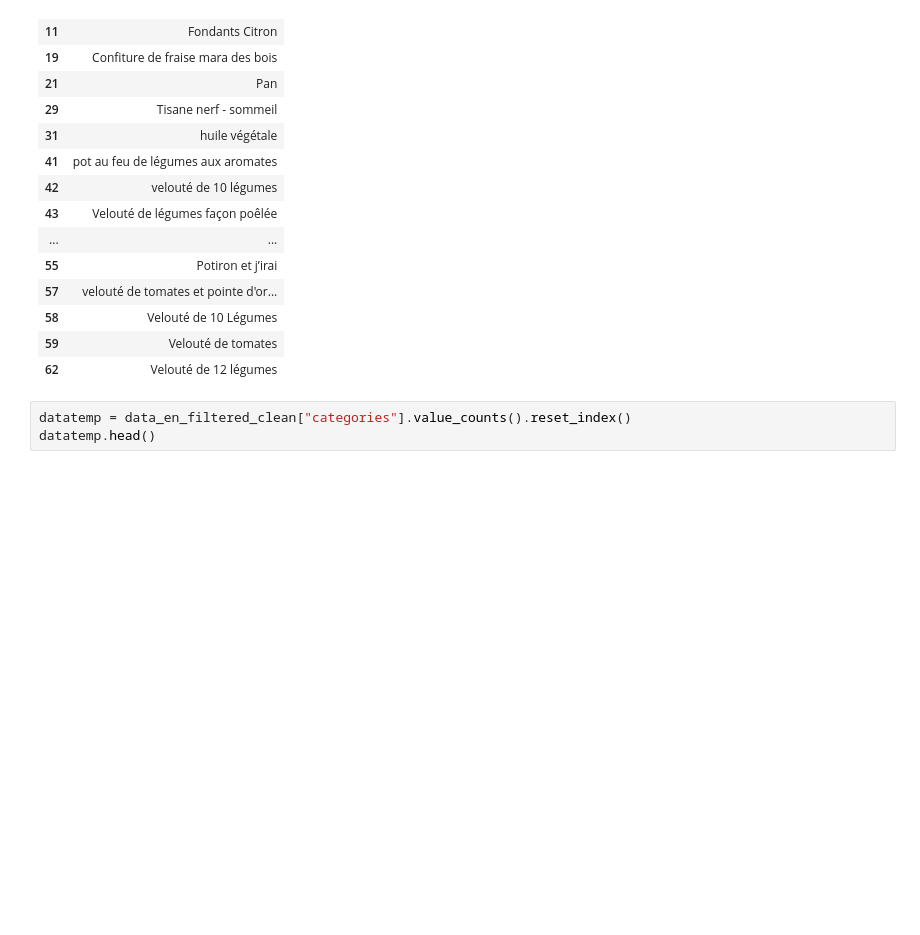
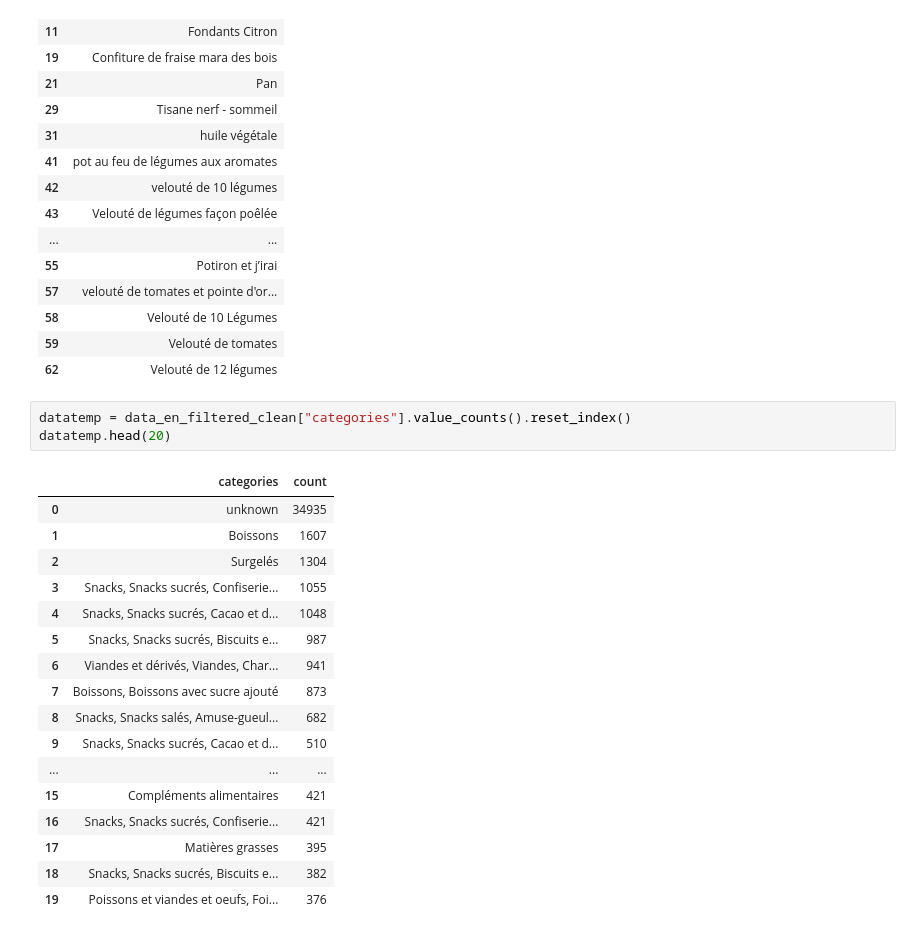
Before and after one commit to littlerobinson/foodstuffs_recommendation, a Jupyter notebook: notebooks/research_ben.ipynb, the cells around one changed output. Cells and saved outputs as stored; diff of their text form; blank space fills up the shorter version.

```diff
--- a/notebooks/research_ben.ipynb
+++ b/notebooks/research_ben.ipynb
@@ -609,4 +609,22 @@ dataset_with_tfidf[["product_name"]][dataset_with_tfidf["cluster"] == 1].head(20
 | 62 | Velouté de 12 légumes |
 # %%
 datatemp = data_en_filtered_clean["categories"].value_counts().reset_index()
-datatemp.head()
+datatemp.head(20)
+# %% [output]
+|  | categories | count |
+| 0 | unknown | 34935 |
+| 1 | Boissons | 1607 |
+| 2 | Surgelés | 1304 |
+| 3 | Snacks, Snacks sucrés, Confiserie... | 1055 |
+| 4 | Snacks, Snacks sucrés, Cacao et d... | 1048 |
+| 5 | Snacks, Snacks sucrés, Biscuits e... | 987 |
+| 6 | Viandes et dérivés, Viandes, Char... | 941 |
+| 7 | Boissons, Boissons avec sucre ajouté | 873 |
+| 8 | Snacks, Snacks salés, Amuse-gueul... | 682 |
+| 9 | Snacks, Snacks sucrés, Cacao et d... | 510 |
+| ... | ... | ... |
+| 15 | Compléments alimentaires | 421 |
+| 16 | Snacks, Snacks sucrés, Confiserie... | 421 |
+| 17 | Matières grasses | 395 |
+| 18 | Snacks, Snacks sucrés, Biscuits e... | 382 |
+| 19 | Poissons et viandes et oeufs, Foi... | 376 |
```
